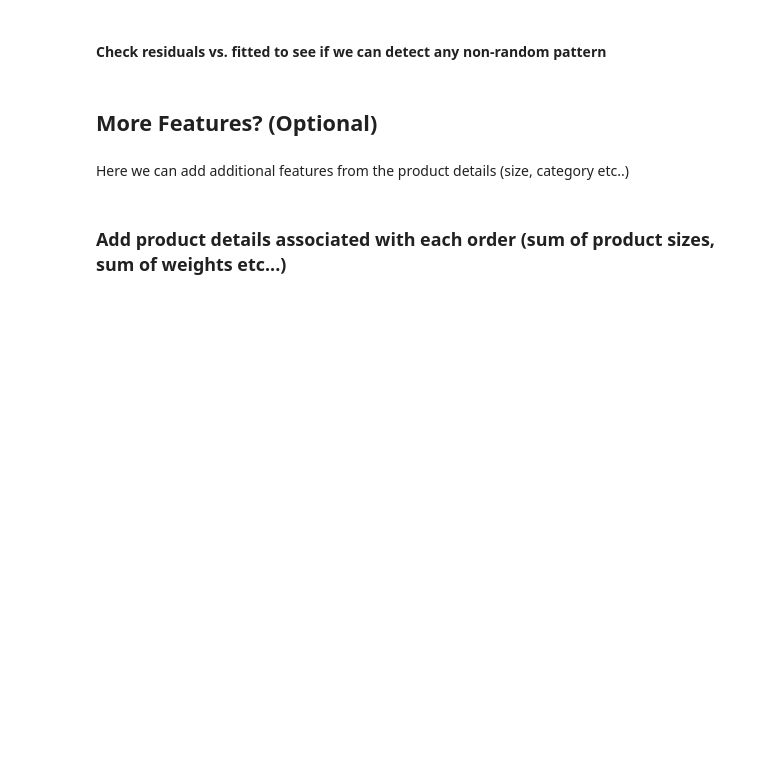
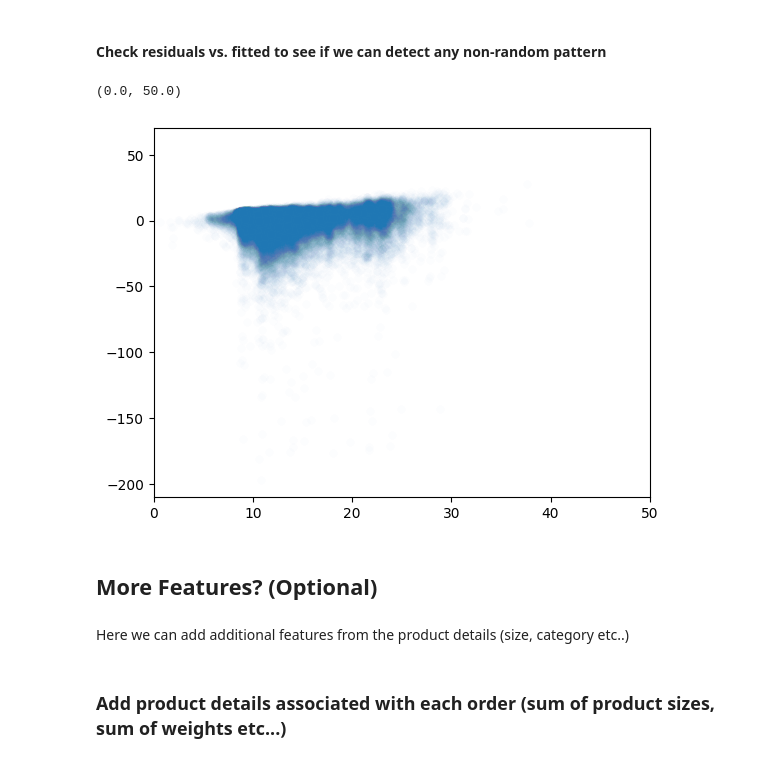
Before and after one commit to trouni/batch-1106, a Jupyter notebook: recaps/delivery_time.ipynb, the cells around one changed output. Cells and saved outputs as stored; diff of their text form; code cells hidden in the pictures; blank space fills up the shorter version.

```diff
--- a/recaps/delivery_time.ipynb
+++ b/recaps/delivery_time.ipynb
@@ -179,8 +384,11 @@ sm.qqplot(np.asarray(bimodal), line='s');
 # %% [markdown]
 #### Check residuals vs. fitted to see if we can detect any non-random pattern
 # %%
-sns.scatterplot(x = y_pred, y = residuals_lewagon, alpha=0.01)
+sns.scatterplot(x=y_pred, y=our_error, alpha=0.01)
 plt.xlim(xmin=0, xmax=50)
+# %% [output]
+(0.0, 50.0)
+[figure, added]
 # %% [markdown]
 ## More Features? (Optional)
 # %% [markdown]
```
Also changed, not shown: parts of 39 cells of this notebook.
